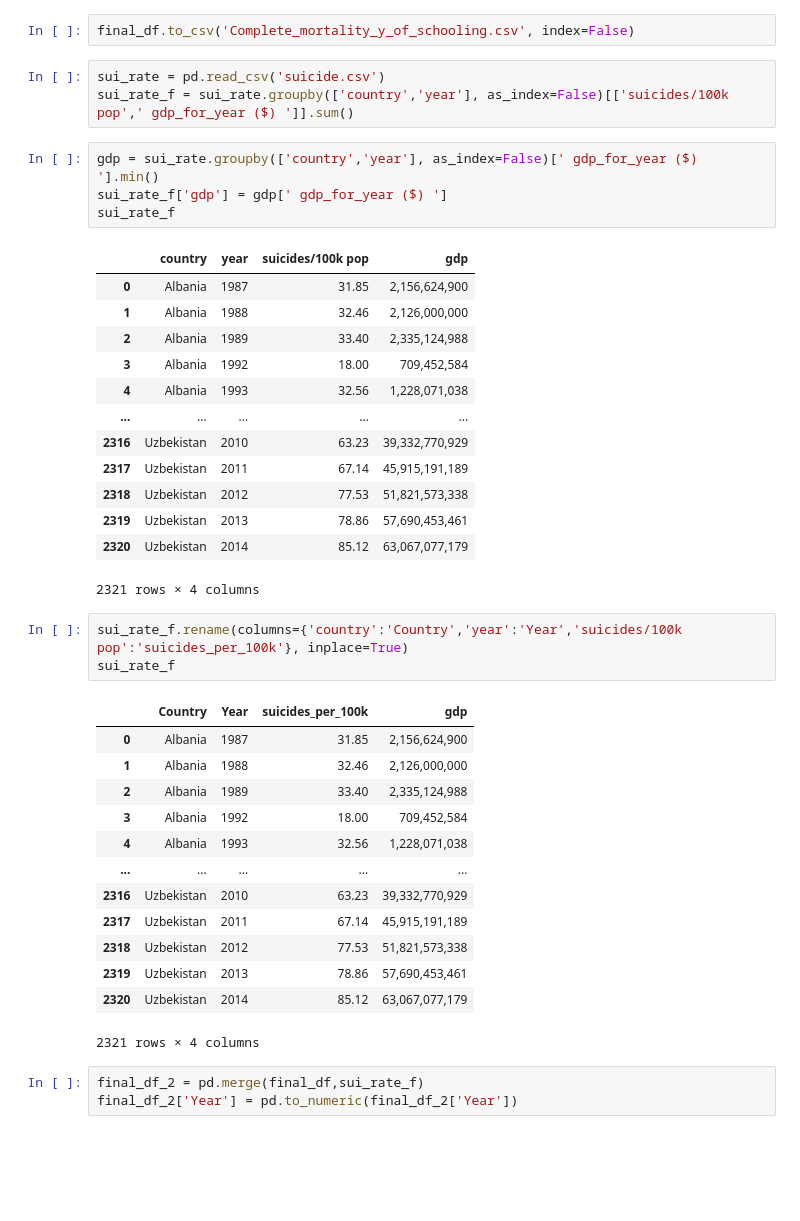
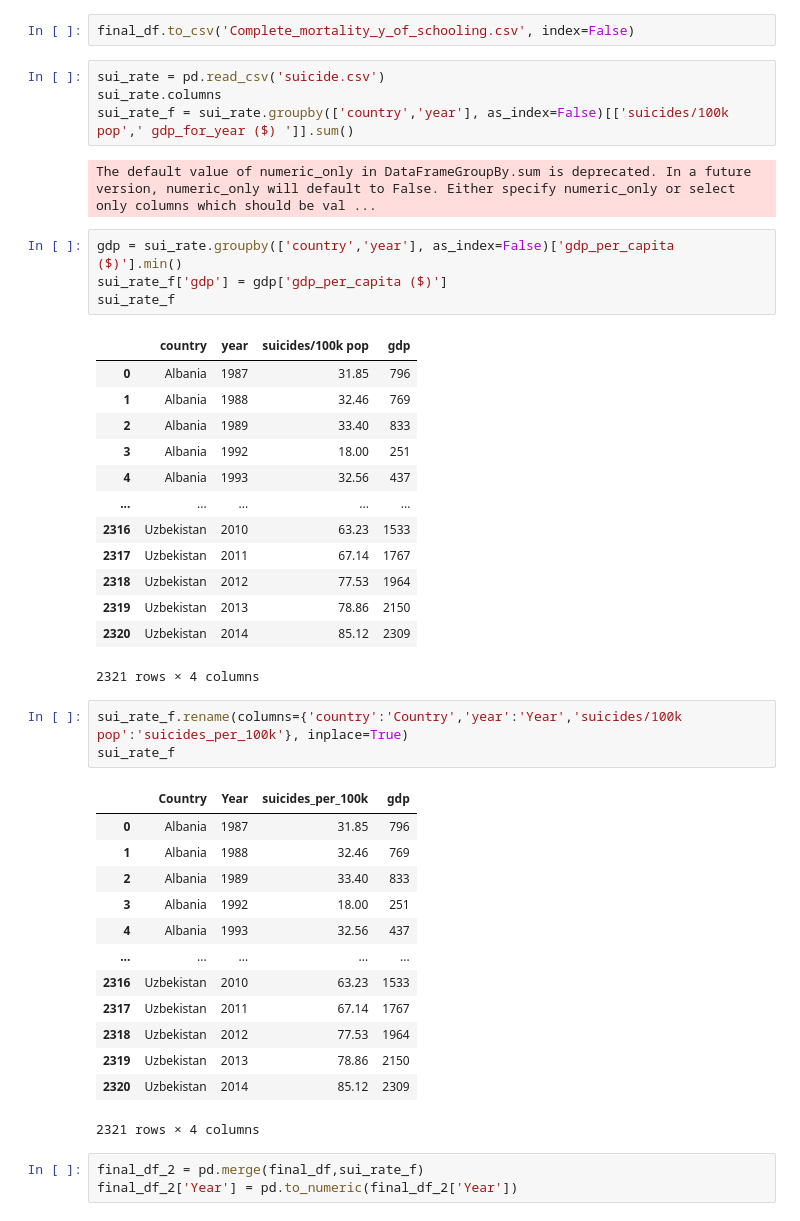
Before and after one commit to oludovisi/DSF_Final, a Jupyter notebook: DSF_Final_Project.ipynb, the cells around one changed output. Drawn from its saved outputs; the diff is of its cells as text; blank space fills up the shorter version.

```diff
--- a/DSF_Final_Project.ipynb
+++ b/DSF_Final_Project.ipynb
@@ -227,41 +233,44 @@ Indexing with multiple keys (implicitly converted to a tuple of keys) will be de
 final_df.to_csv('Complete_mortality_y_of_schooling.csv', index=False)
 # %%
 sui_rate = pd.read_csv('suicide.csv')
+sui_rate.columns
 sui_rate_f = sui_rate.groupby(['country','year'], as_index=False)[['suicides/100k pop',' gdp_for_year ($) ']].sum()
+# %% [output]
+The default value of numeric_only in DataFrameGroupBy.sum is deprecated. In a future version, numeric_only will default to False. Either specify numeric_only or select only columns which should be val ...
 # %%
-gdp = sui_rate.groupby(['country','year'], as_index=False)[' gdp_for_year ($) '].min()
-sui_rate_f['gdp'] = gdp[' gdp_for_year ($) ']
+gdp = sui_rate.groupby(['country','year'], as_index=False)['gdp_per_capita ($)'].min()
+sui_rate_f['gdp'] = gdp['gdp_per_capita ($)']
 sui_rate_f
 # %% [output]
 |  | country | year | suicides/100k pop | gdp |
-| 0 | Albania | 1987 | 31.85 | 2,156,624,900 |
-| 1 | Albania | 1988 | 32.46 | 2,126,000,000 |
-| 2 | Albania | 1989 | 33.40 | 2,335,124,988 |
-| 3 | Albania | 1992 | 18.00 | 709,452,584 |
-| 4 | Albania | 1993 | 32.56 | 1,228,071,038 |
+| 0 | Albania | 1987 | 31.85 | 796 |
+| 1 | Albania | 1988 | 32.46 | 769 |
+| 2 | Albania | 1989 | 33.40 | 833 |
+| 3 | Albania | 1992 | 18.00 | 251 |
+| 4 | Albania | 1993 | 32.56 | 437 |
 | ... | ... | ... | ... | ... |
-| 2316 | Uzbekistan | 2010 | 63.23 | 39,332,770,929 |
-| 2317 | Uzbekistan | 2011 | 67.14 | 45,915,191,189 |
-| 2318 | Uzbekistan | 2012 | 77.53 | 51,821,573,338 |
-| 2319 | Uzbekistan | 2013 | 78.86 | 57,690,453,461 |
-| 2320 | Uzbekistan | 2014 | 85.12 | 63,067,077,179 |
+| 2316 | Uzbekistan | 2010 | 63.23 | 1533 |
+| 2317 | Uzbekistan | 2011 | 67.14 | 1767 |
+| 2318 | Uzbekistan | 2012 | 77.53 | 1964 |
+| 2319 | Uzbekistan | 2013 | 78.86 | 2150 |
+| 2320 | Uzbekistan | 2014 | 85.12 | 2309 |
 2321 rows × 4 columns
 # %%
 sui_rate_f.rename(columns={'country':'Country','year':'Year','suicides/100k pop':'suicides_per_100k'}, inplace=True)
 sui_rate_f
 # %% [output]
 |  | Country | Year | suicides_per_100k | gdp |
-| 0 | Albania | 1987 | 31.85 | 2,156,624,900 |
-| 1 | Albania | 1988 | 32.46 | 2,126,000,000 |
-| 2 | Albania | 1989 | 33.40 | 2,335,124,988 |
-| 3 | Albania | 1992 | 18.00 | 709,452,584 |
-| 4 | Albania | 1993 | 32.56 | 1,228,071,038 |
+| 0 | Albania | 1987 | 31.85 | 796 |
+| 1 | Albania | 1988 | 32.46 | 769 |
+| 2 | Albania | 1989 | 33.40 | 833 |
+| 3 | Albania | 1992 | 18.00 | 251 |
+| 4 | Albania | 1993 | 32.56 | 437 |
 | ... | ... | ... | ... | ... |
-| 2316 | Uzbekistan | 2010 | 63.23 | 39,332,770,929 |
-| 2317 | Uzbekistan | 2011 | 67.14 | 45,915,191,189 |
-| 2318 | Uzbekistan | 2012 | 77.53 | 51,821,573,338 |
-| 2319 | Uzbekistan | 2013 | 78.86 | 57,690,453,461 |
-| 2320 | Uzbekistan | 2014 | 85.12 | 63,067,077,179 |
+| 2316 | Uzbekistan | 2010 | 63.23 | 1533 |
+| 2317 | Uzbekistan | 2011 | 67.14 | 1767 |
+| 2318 | Uzbekistan | 2012 | 77.53 | 1964 |
+| 2319 | Uzbekistan | 2013 | 78.86 | 2150 |
+| 2320 | Uzbekistan | 2014 | 85.12 | 2309 |
 2321 rows × 4 columns
 # %%
 final_df_2 = pd.merge(final_df,sui_rate_f)
```
Also changed, not shown: parts of 5 cells of this notebook, 2 other files.
